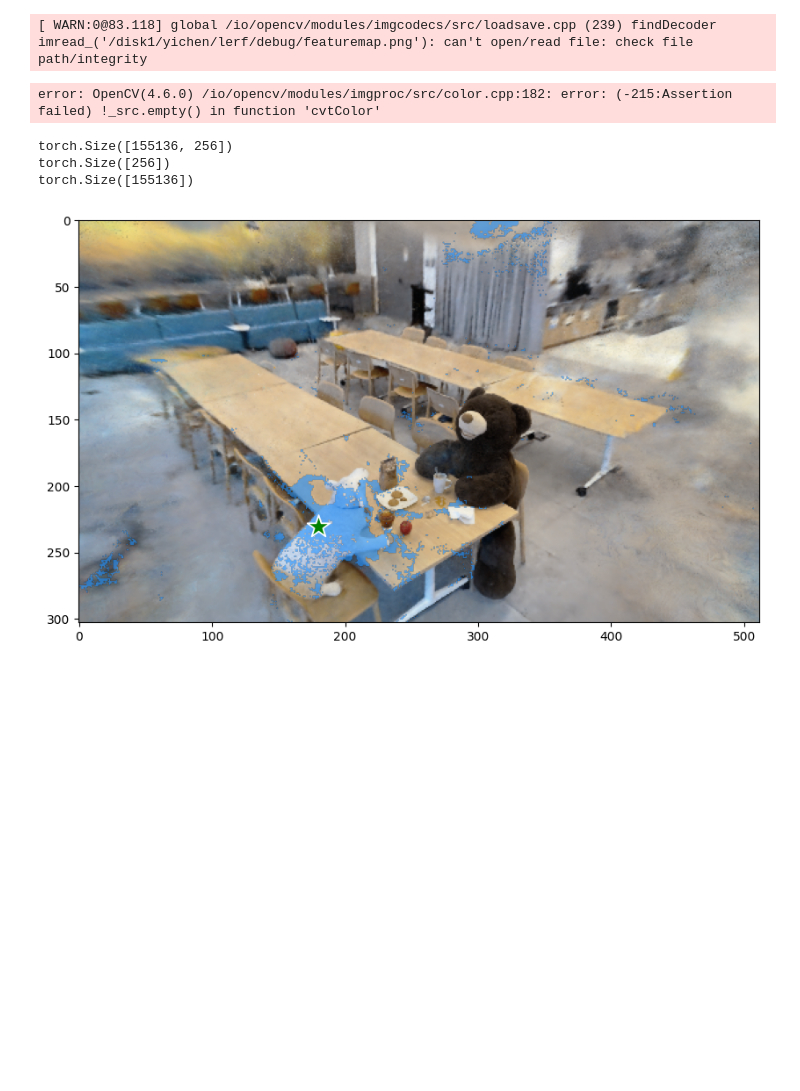
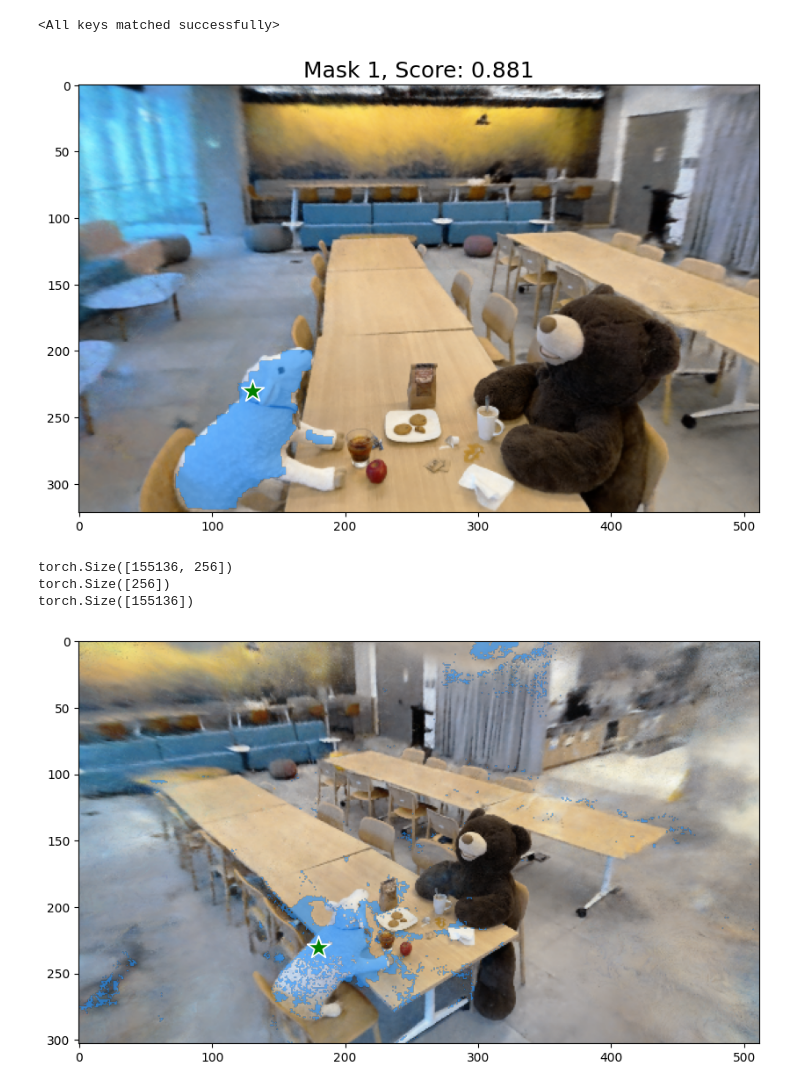
Before and after one commit to lyclyc52/lerf, a Jupyter notebook: samnerf_visualization.ipynb, the cells around one changed output. Drawn from its saved outputs; the diff is of its cells as text; code cells hidden in the pictures; blank space fills up the shorter version.

Commit message:
add hqsam

```diff
--- a/samnerf_visualization.ipynb
+++ b/samnerf_visualization.ipynb
@@ -43,21 +59,27 @@ def downsample_sam_feature(feature):
 
     return downsampled_feature
 # %%
+root_dir = '/ssddata/yliugu/lerf'
+
 model_type = "default"
 sam_checkpoint = '/disk1/yichen/sam_vit_h_4b8939.pth'
 device = 'cuda:0'
-image_file = '/disk1/yichen/lerf/debug/featuremap.png'
+
+
+image_file = os.path.join(root_dir, 'debug/featuremap.png')
 image = cv2.imread(image_file)
 image = cv2.cvtColor(image, cv2.COLOR_BGR2RGB)
-sam_feature = np.load('/disk1/yichen/lerf/debug/featuremap.npy')
+sam_feature = np.load(os.path.join(root_dir, 'debug/featuremap.npy'))
 sam_feature = sam_feature.transpose(2,0,1)
 
-contrastive_feature = np.load('/disk1/yichen/lerf/debug/featuremap_ctr.npy')
+contrastive_feature = np.load(os.path.join(root_dir, 'debug/featuremap_ctr.npy'))
 contrastive_feature = contrastive_feature.transpose(2,0,1)
+
+hqsam_feature = []
+for i in range(4):
+    hqsam_feature.append(np.load(os.path.join(root_dir, f'debug/featuremap_hq{i}.npy')).transpose(2,0,1))
 
 input_point = np.array([[130, 230]])
 input_label = np.array([1])
+input_box = None
-# %% [output]
-[ WARN:0@83.118] global /io/opencv/modules/imgcodecs/src/loadsave.cpp (239) findDecoder imread_('/disk1/yichen/lerf/debug/featuremap.png'): can't open/read file: check file path/integrity
-error: OpenCV(4.6.0) /io/opencv/modules/imgproc/src/color.cpp:182: error: (-215:Assertion failed) !_src.empty() in function 'cvtColor'
 # %%
@@ -77,4 +109,53 @@ input_point = np.array([[180, 230]])
 input_label = np.array([1])
+# %%
+# HQ-SAM demo code
+sam = sam_model_registry[model_type](checkpoint=sam_checkpoint)
+sam.to(device=device)
+predictor = SamPredictor(sam)
+hq_token_only = False
+# To achieve best visualization effect, for images contain multiple objects (like typical coco images), we suggest to set hq_token_only=False
+# For images contain single object, we suggest to set hq_token_only = True
+# For quantiative evaluation on COCO/YTVOS/DAVIS/UVO/LVIS etc., we set hq_token_only = False
+predictor.set_image(image)
+
+
+downsampled_sam_feature = downsample_sam_feature(sam_feature)
+predictor.features = torch.from_numpy(downsampled_sam_feature).to(predictor.device)[None, ...]
+
+# for i in range(len(hqsam_feature)):
+#     cur_interm = downsample_sam_feature(hqsam_feature[i])
+#     predictor.interm_features[i] = torch.from_numpy(cur_interm).to(predictor.device).permute(1,2,0)[None, ...]
+# print(predictor.features.shape)
+# print(predictor.interm_features[0].shape)
+# predictor.set_feature
+
+masks, scores, logits = predictor.predict(
+            point_coords=input_point,
+            point_labels=input_label,
+            box = input_box,
+            multimask_output=False,
+            hq_token_only=hq_token_only,
+            return_logits=False
+        )
+
+# masks = masks.squeeze(1).cpu().numpy()
+# scores = scores.squeeze(1).cpu().numpy()
+# input_box = input_box.cpu().numpy()
+
+for i, (mask, score) in enumerate(zip(masks, scores)):
+    plt.figure(figsize=(10,10))
+    plt.imshow(image)
+    show_mask(mask, plt.gca())
+    show_points(input_point, input_label, plt.gca())
+    plt.title(f"Mask {i+1}, Score: {score:.3f}", fontsize=18)
+
+    # plt.imshow(mask, cmap='rainbow')
+    # show_points(input_point, input_label, plt.gca())
+
+    plt.axis('on')
+# %% [output]
+<All keys matched successfully>
+[figure, added]
 # %%
 def similar_func(feature_q, support):
     similar_type = 'l2_exp'
```
Also changed, not shown: parts of 2 cells of this notebook, 13 other files.
